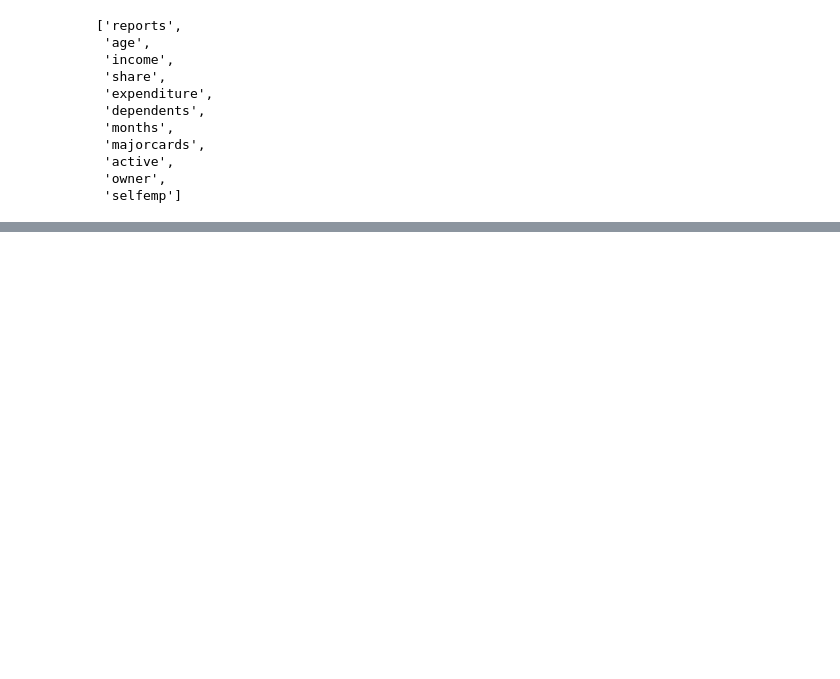
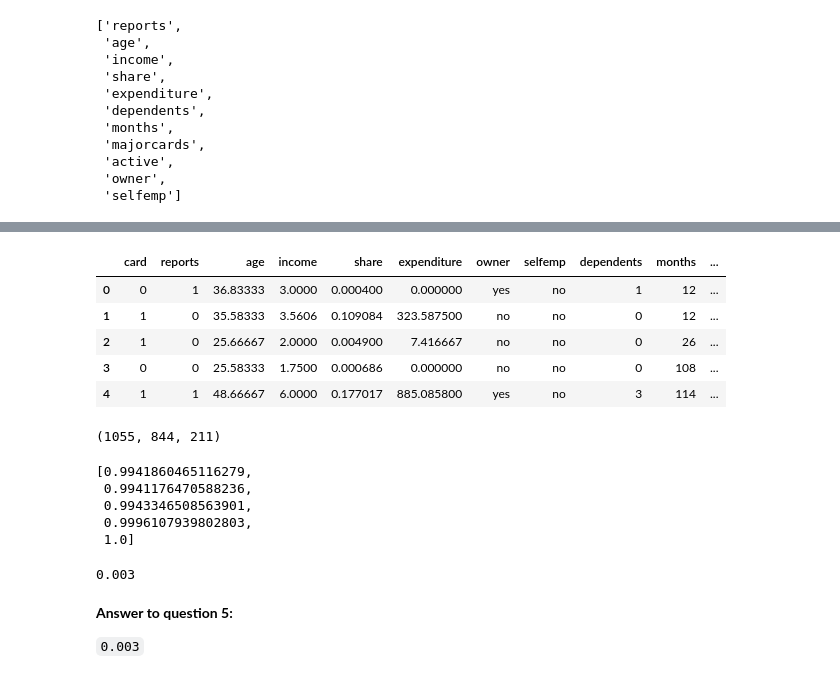
Before and after one commit to bhasarma/mlcoursezoom-camp, a Jupyter notebook: homework/HW04/homework_04.ipynb, the cells around one changed output, grey strips where cells are left out. Drawn from its saved outputs; the diff is of its cells as text; code cells hidden in the pictures; blank space fills up the shorter version.

```diff
--- a/homework/HW04/homework_04.ipynb
+++ b/homework/HW04/homework_04.ipynb
@@ -488,0 +529,9 @@ How large is standard devidation of the AUC scores across different folds?
+# %%
+df_full_train.head()
+# %% [output]
+|  | card | reports | age | income | share | expenditure | owner | selfemp | dependents | months | ... |
+| 0 | 0 | 1 | 36.83333 | 3.0000 | 0.000400 | 0.000000 | yes | no | 1 | 12 | ... |
+| 1 | 1 | 0 | 35.58333 | 3.5606 | 0.109084 | 323.587500 | no | no | 0 | 12 | ... |
+| 2 | 1 | 0 | 25.66667 | 2.0000 | 0.004900 | 7.416667 | no | no | 0 | 26 | ... |
+| 3 | 0 | 0 | 25.58333 | 1.7500 | 0.000686 | 0.000000 | no | no | 0 | 108 | ... |
+| 4 | 1 | 1 | 48.66667 | 6.0000 | 0.177017 | 885.085800 | yes | no | 3 | 114 | ... |
@@ -488,0 +553,20 @@ How large is standard devidation of the AUC scores across different folds?
+# %%
+len(df_full_train), len(df_train), len(df_val)
+# %% [output]
+(1055, 844, 211)
+# %%
+scores
+# %% [output]
+[0.9941860465116279,
+ 0.9941176470588236,
+ 0.9943346508563901,
+ 0.9996107939802803,
+ 1.0]
+# %%
+np.std(scores).round(3)
+# %% [output]
+0.003
+# %% [markdown]
+**Answer to question 5:**
+
+`0.003`
```
Also changed, not shown: parts of 67 cells of this notebook.
